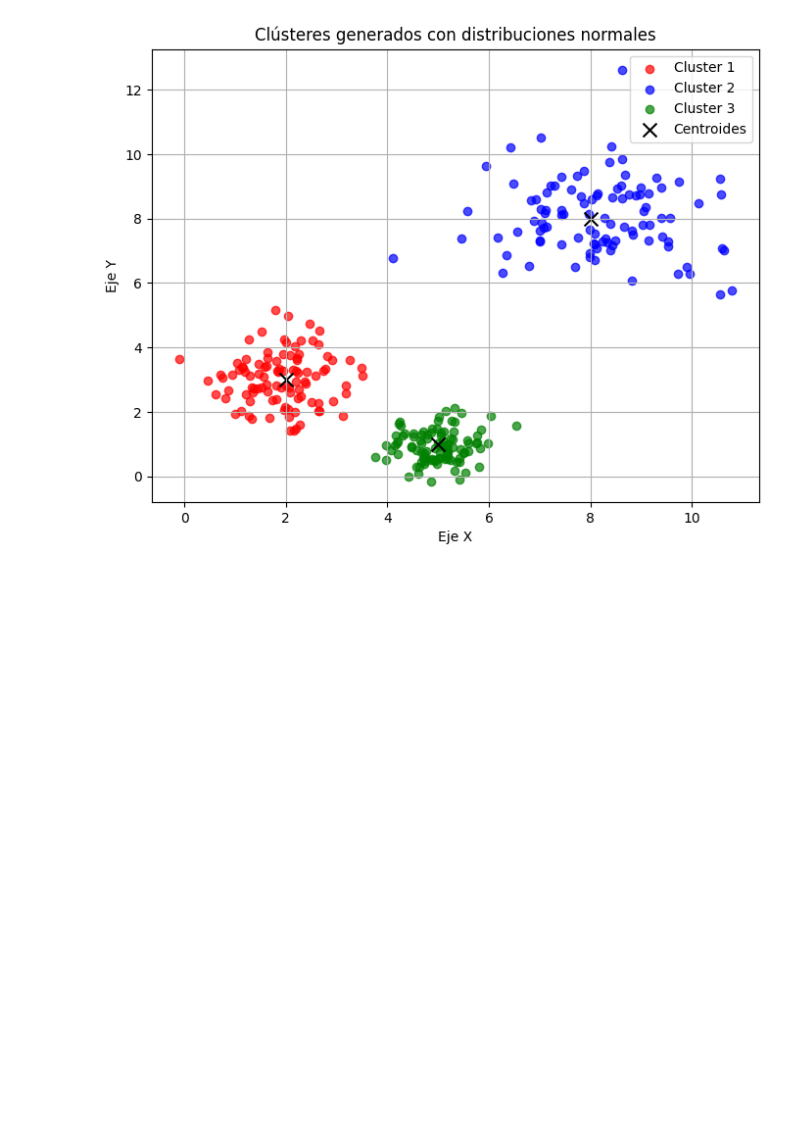
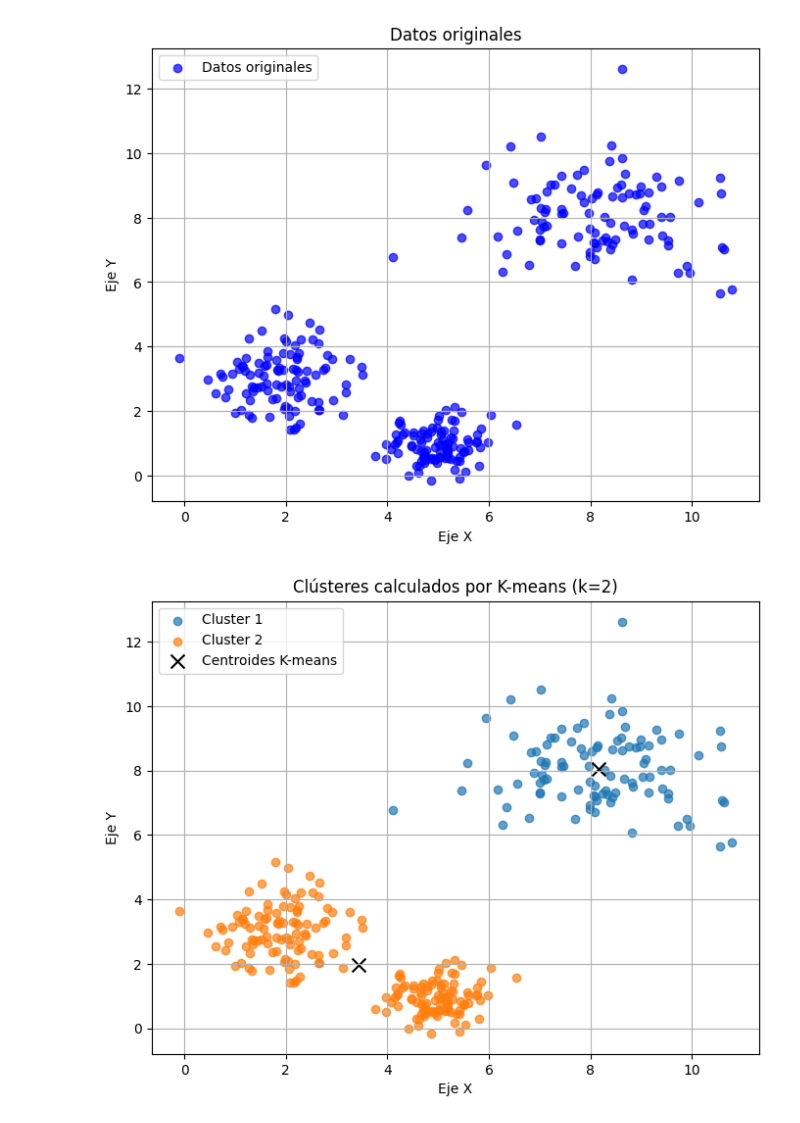
Before and after one commit to AlvaroMF02/SAA, a Jupyter notebook: cluster/ejerClase.ipynb, the cells around one changed output. Saved outputs shown, nothing was run; the diff lists cells and outputs as text; code cells hidden in the pictures; blank space fills up the shorter version.

```diff
--- a/cluster/ejerClase.ipynb
+++ b/cluster/ejerClase.ipynb
@@ -1,40 +1,93 @@
 # %%
+import os
 import numpy as np
+import pandas as pd
 import matplotlib.pyplot as plt
+from sklearn.cluster import KMeans
+
+# Crear carpeta para guardar imágenes
+output_dir = "cluster_images"
+os.makedirs(output_dir, exist_ok=True)
 
 # Definición de parámetros para los tres clústeres
 # Posiciones de los centroides (pueden ser modificados)
 centroids = [
     [2, 3],  # Centroide del primer clúster
     [8, 8],  # Centroide del segundo clúster
     [5, 1]   # Centroide del tercer clúster
 ]
 
-# Desviaciones estándar (dispersión de los puntos, pueden ser modificadas)
+# Ruido de cada cluster
 std_devs = [0.8, 1.2, 0.5]
 
-# Número de puntos en cada clúster
+# Putos de cada cluster
 n_points_per_cluster = 100
 
-# Generar los datos
-np.random.seed(42)  # Para reproducibilidad
+# Generar los datos (puntos) con random
+np.random.seed(42)
 cluster_1 = np.random.normal(loc=centroids[0], scale=std_devs[0], size=(n_points_per_cluster, 2))
 cluster_2 = np.random.normal(loc=centroids[1], scale=std_devs[1], size=(n_points_per_cluster, 2))
 cluster_3 = np.random.normal(loc=centroids[2], scale=std_devs[2], size=(n_points_per_cluster, 2))
 
-# Visualización de los datos
+# Crear un DataFrame con los datos para aplicar K-means posteriormente
+cluster_1_df = pd.DataFrame(cluster_1, columns=['x', 'y'])
+cluster_1_df['cluster'] = 1
+
+cluster_2_df = pd.DataFrame(cluster_2, columns=['x', 'y'])
+cluster_2_df['cluster'] = 2
+
+cluster_3_df = pd.DataFrame(cluster_3, columns=['x', 'y'])
+cluster_3_df['cluster'] = 3
+
+# Concatenar todos los datos en un único DataFrame
+data = pd.concat([cluster_1_df, cluster_2_df, cluster_3_df], ignore_index=True)
+
+# Visualización de los datos originales
 plt.figure(figsize=(8, 6))
-plt.scatter(cluster_1[:, 0], cluster_1[:, 1], color="red", label="Cluster 1", alpha=0.7)
-plt.scatter(cluster_2[:, 0], cluster_2[:, 1], color="blue", label="Cluster 2", alpha=0.7)
-plt.scatter(cluster_3[:, 0], cluster_3[:, 1], color="green", label="Cluster 3", alpha=0.7)
-
-# Dibujar centroides
-plt.scatter(*zip(*centroids), color="black", marker="x", s=100, label="Centroides")
-plt.title("Clústeres generados con distribuciones normales")
+plt.scatter(data['x'], data['y'], color="blue", label="Datos originales", alpha=0.7)
+plt.title("Datos originales")
 plt.xlabel("Eje X")
 plt.ylabel("Eje Y")
 plt.legend()
 plt.grid(True)
+plt.savefig(os.path.join(output_dir, "datos_originales.png"))
 plt.show()
+
+# Aplicar K-means con diferentes cantidades de clústeres
+inercias = []
+k_values = [2, 3, 4]
+
+for k in k_values:
+    kmeans = KMeans(n_clusters=k, random_state=42).fit(data[['x', 'y']])
+    data[f'kmeans_cluster_k{k}'] = kmeans.labels_
+    inercias.append(kmeans.inertia_/1000)  # Escalar inercia a 0-1
+
+    # Visualización de los resultados
+    plt.figure(figsize=(8, 6))
+    colors = ['red', 'blue', 'green', 'orange']
+    for cluster_label in range(k):
+        cluster_data = data[data[f'kmeans_cluster_k{k}'] == cluster_label]
+        plt.scatter(cluster_data['x'], cluster_data['y'], label=f"Cluster {cluster_label+1}", alpha=0.7)
+
+    # Dibujar centroides calculados por K-means
+    plt.scatter(kmeans.cluster_centers_[:, 0], kmeans.cluster_centers_[:, 1], color="black", marker="x", s=100, label="Centroides K-means")
+    plt.title(f"Clústeres calculados por K-means (k={k})")
+    plt.xlabel("Eje X")
+    plt.ylabel("Eje Y")
+    plt.legend()
+    plt.grid(True)
+    plt.savefig(os.path.join(output_dir, f"kmeans_clusters_k{k}.png"))
+    plt.show()
+
+# Graficar la inercia
+plt.figure(figsize=(8, 6))
+plt.plot(k_values, inercias, marker='o', linestyle='-', color='b')
+plt.title("Inercia Normalizada vs Número de Clústeres")
+plt.xlabel("Número de Clústeres (k)")
+plt.ylabel("Inercia Normalizada")
+plt.grid(True)
+plt.savefig(os.path.join(output_dir, "inercia_normalizada_vs_k.png"))
+plt.show()
 # %% [output]
-[figure, old version]
+[figure, new version]
+[figure, added]
```
Also changed, not shown: parts of 2 cells of this notebook, 7 other files.
